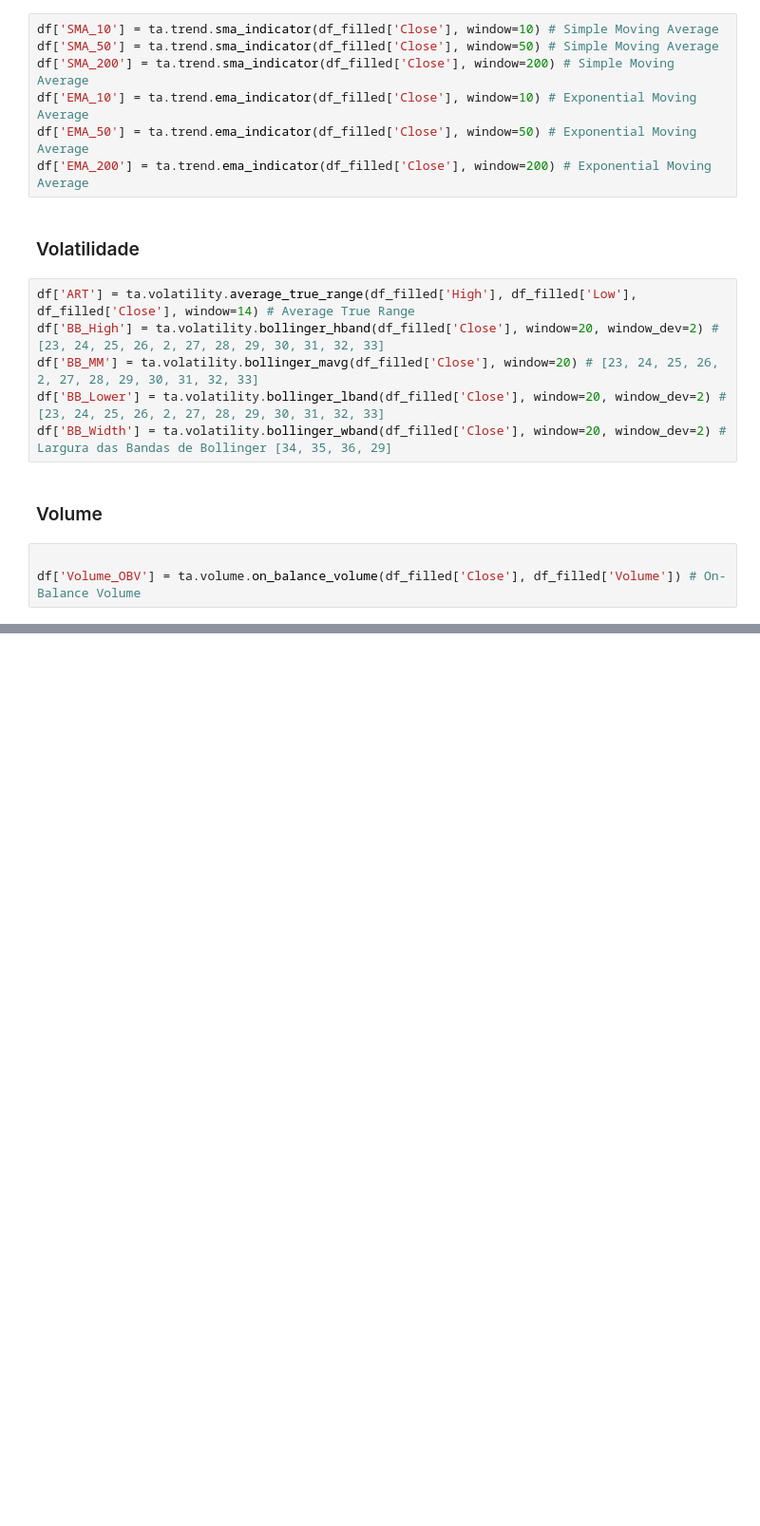
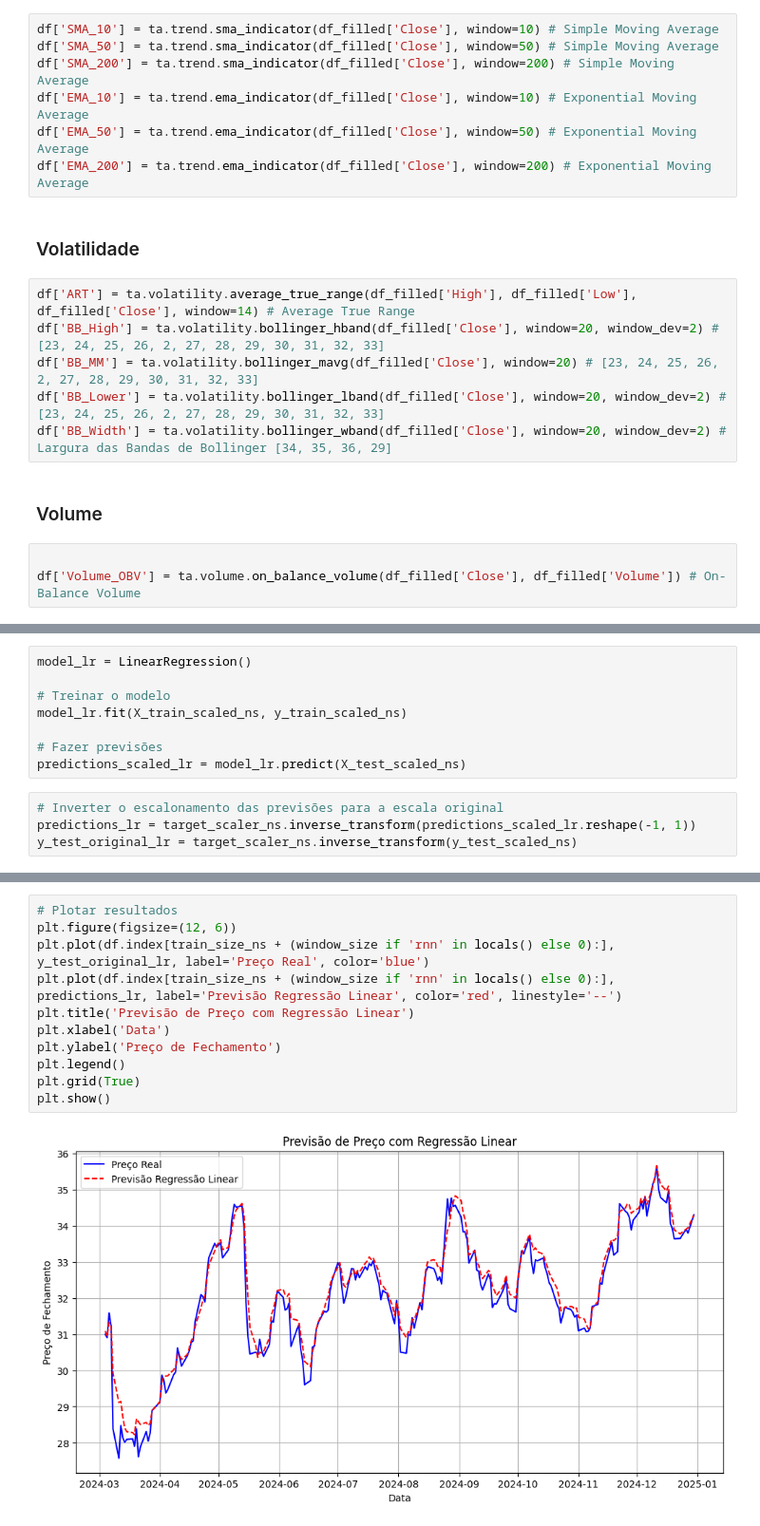
Before and after one commit to mateus-heck/sotck-price-predictor, a Jupyter notebook: price_predictor copy.ipynb, the cells around one changed output, grey strips where cells are left out. Shown at 95% size. Saved outputs shown, nothing was run; the diff lists cells and outputs as text; blank space fills up the shorter version.

Commit message:
Models created

```diff
--- a/price_predictor copy.ipynb
+++ b/price_predictor copy.ipynb
@@ -151,0 +143,12 @@ df_scaled_minmax
+# %%
+model_lr = LinearRegression()
+
+# Treinar o modelo
+model_lr.fit(X_train_scaled_ns, y_train_scaled_ns)
+
+# Fazer previsões
+predictions_scaled_lr = model_lr.predict(X_test_scaled_ns)
+# %%
+# Inverter o escalonamento das previsões para a escala original
+predictions_lr = target_scaler_ns.inverse_transform(predictions_scaled_lr.reshape(-1, 1))
+y_test_original_lr = target_scaler_ns.inverse_transform(y_test_scaled_ns)
@@ -151,0 +168,13 @@ df_scaled_minmax
+# %%
+# Plotar resultados
+plt.figure(figsize=(12, 6))
+plt.plot(df.index[train_size_ns + (window_size if 'rnn' in locals() else 0):], y_test_original_lr, label='Preço Real', color='blue')
+plt.plot(df.index[train_size_ns + (window_size if 'rnn' in locals() else 0):], predictions_lr, label='Previsão Regressão Linear', color='red', linestyle='--')
+plt.title('Previsão de Preço com Regressão Linear')
+plt.xlabel('Data')
+plt.ylabel('Preço de Fechamento')
+plt.legend()
+plt.grid(True)
+plt.show()
+# %% [output]
+[figure, added]
```
Also changed, not shown: parts of 36 cells of this notebook, 1 other file.
